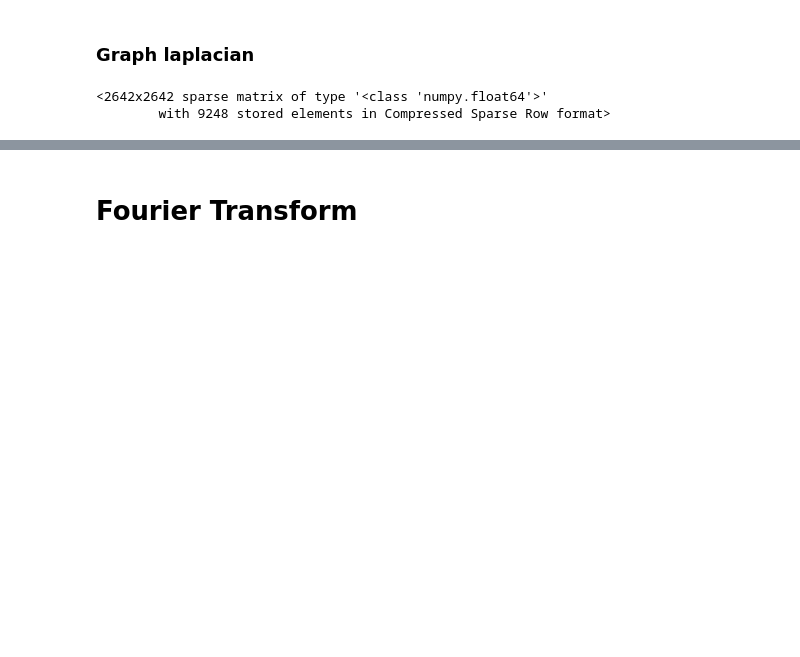
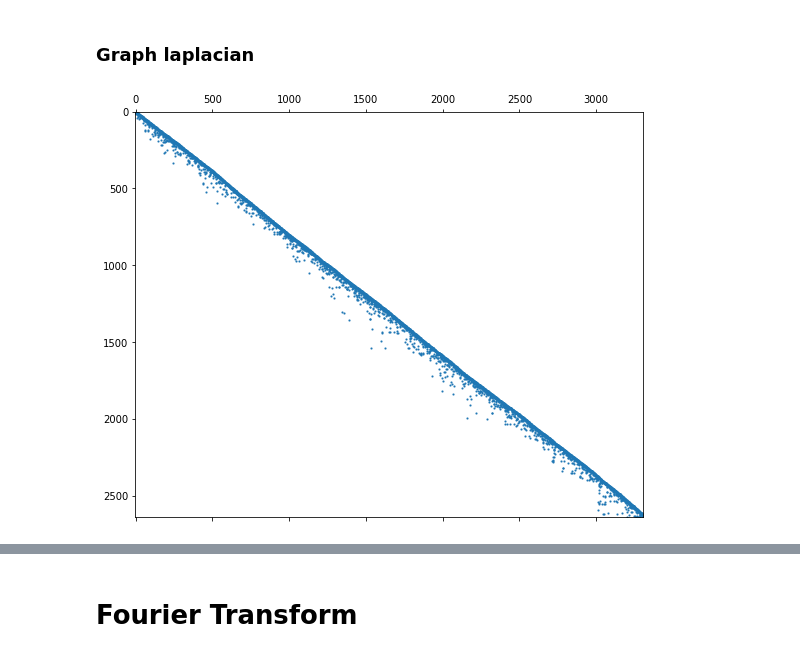
Before and after one commit to Dawars/graph_cnn, a Jupyter notebook: graph_conv.ipynb, the cells around one changed output, grey strips where cells are left out. Saved outputs shown, nothing was run; the diff lists cells and outputs as text; code cells hidden in the pictures; blank space fills up the shorter version.

Commit message:
Fourier basis on graph, fourier transform formula

```diff
--- a/graph_conv.ipynb
+++ b/graph_conv.ipynb
@@ -30,7 +32,3 @@ array([[-97.207,  49.001],
        [-93.493,  43.499]])
 # %%
 G=nx.from_scipy_sparse_matrix(A)
-# %%
-rcParams['figure.figsize'] = 6, 6
-nx.draw(G, features, node_size=5)
-plt.show()
@@ -53,10 +62,11 @@ show_sparsity(A)
 [figure]
 # %% [markdown]
 ### Graph laplacian
+# %%
+D = nx.incidence_matrix(G, oriented=True)
+show_sparsity(D)
+D=D*D.T
+# %% [output]
+[figure, added]
 # %%
 L = nx.linalg.laplacian_matrix(G, weight=None).astype(np.float)
-# %%
-L
-# %% [output]
-<2642x2642 sparse matrix of type '<class 'numpy.float64'>'
-        with 9248 stored elements in Compressed Sparse Row format>
```
Also changed, not shown: parts of 26 cells of this notebook.
